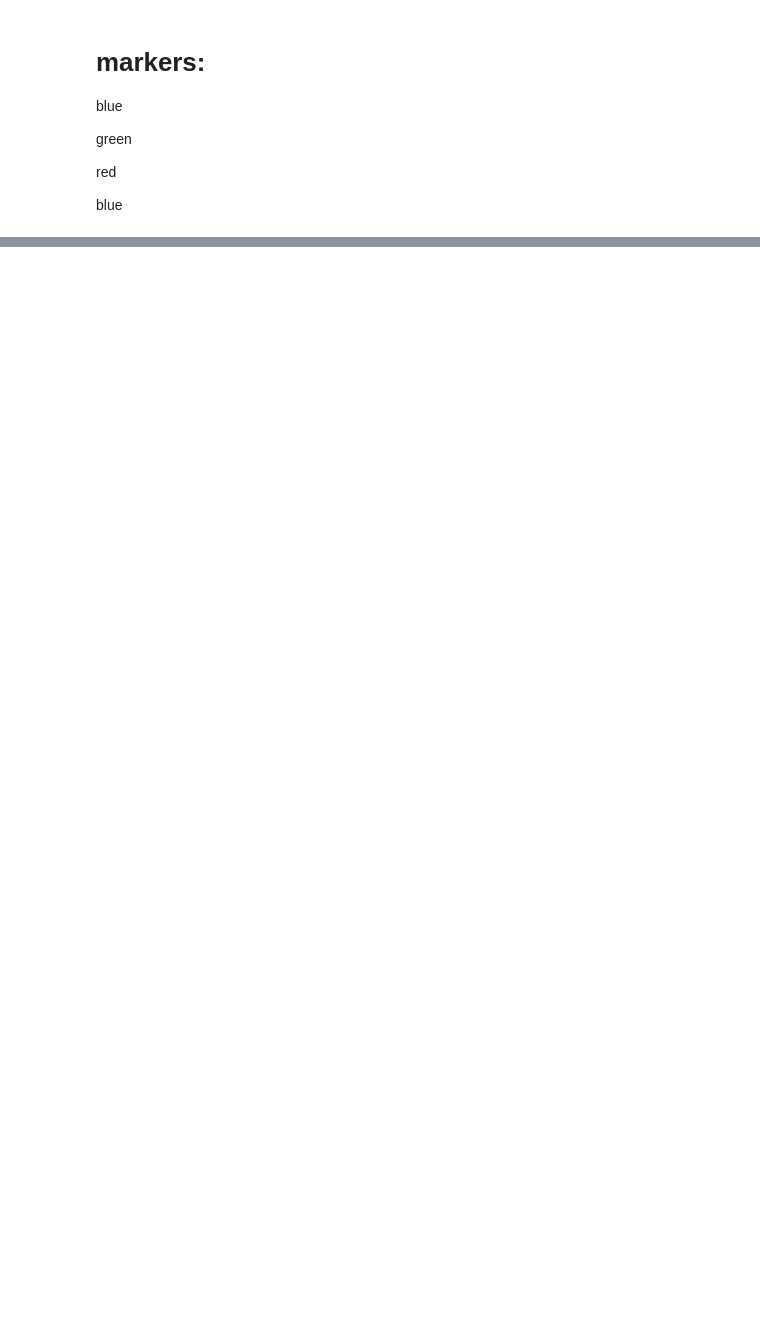
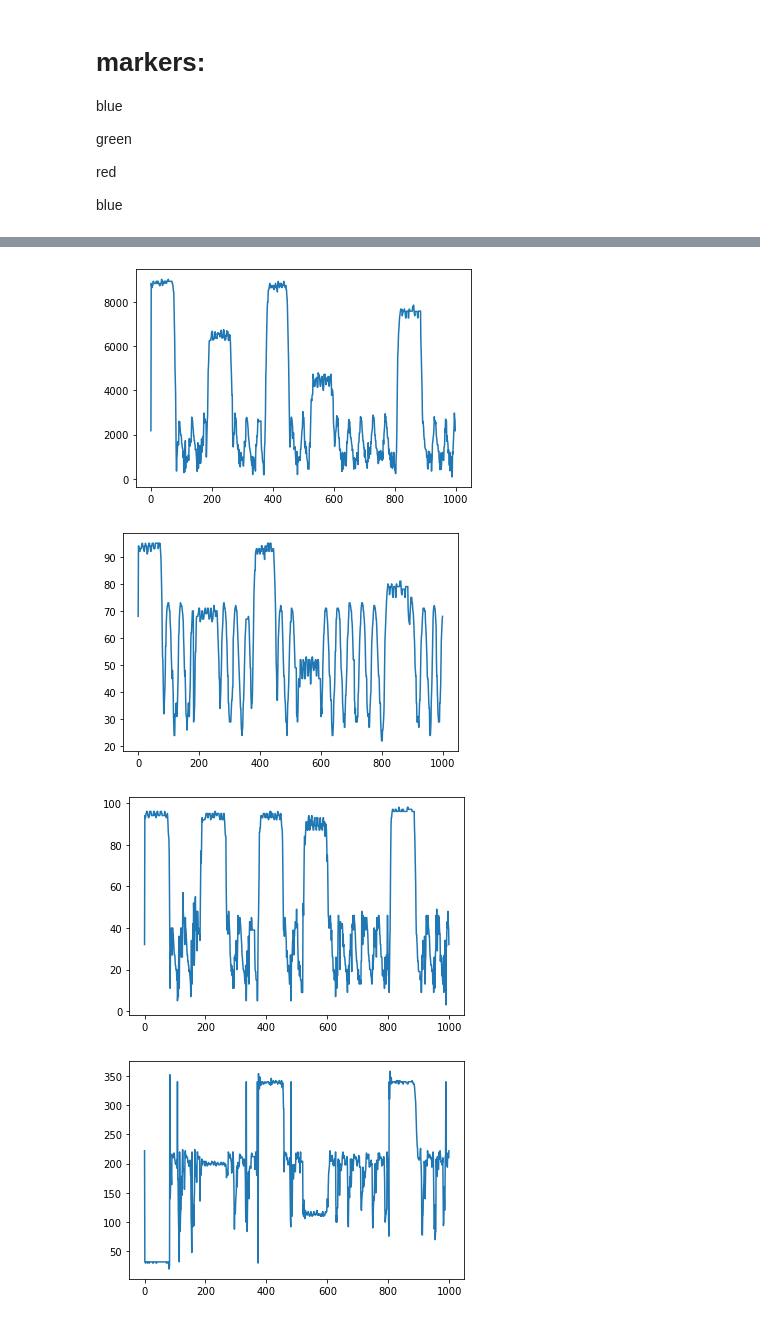
Before and after one commit to Novakasa/brickrail, a Jupyter notebook: auto-train-calibrate.ipynb, the cells around one changed output, grey strips where cells are left out. Cells and saved outputs as stored; diff of their text form; code cells hidden in the pictures; blank space fills up the shorter version.

```diff
--- a/auto-train-calibrate.ipynb
+++ b/auto-train-calibrate.ipynb
@@ -258,0 +565,14 @@ plt.show()
+# %%
+plt.plot(val*sat)
+plt.show()
+plt.plot(val)
+plt.show()
+plt.plot(sat)
+plt.show()
+plt.plot(hue)
+plt.show()
+# %% [output]
+[figure, added]
+[figure, added]
+[figure, added]
+[figure, added]
```
Also changed, not shown: parts of 21 cells of this notebook, 2 other files.
